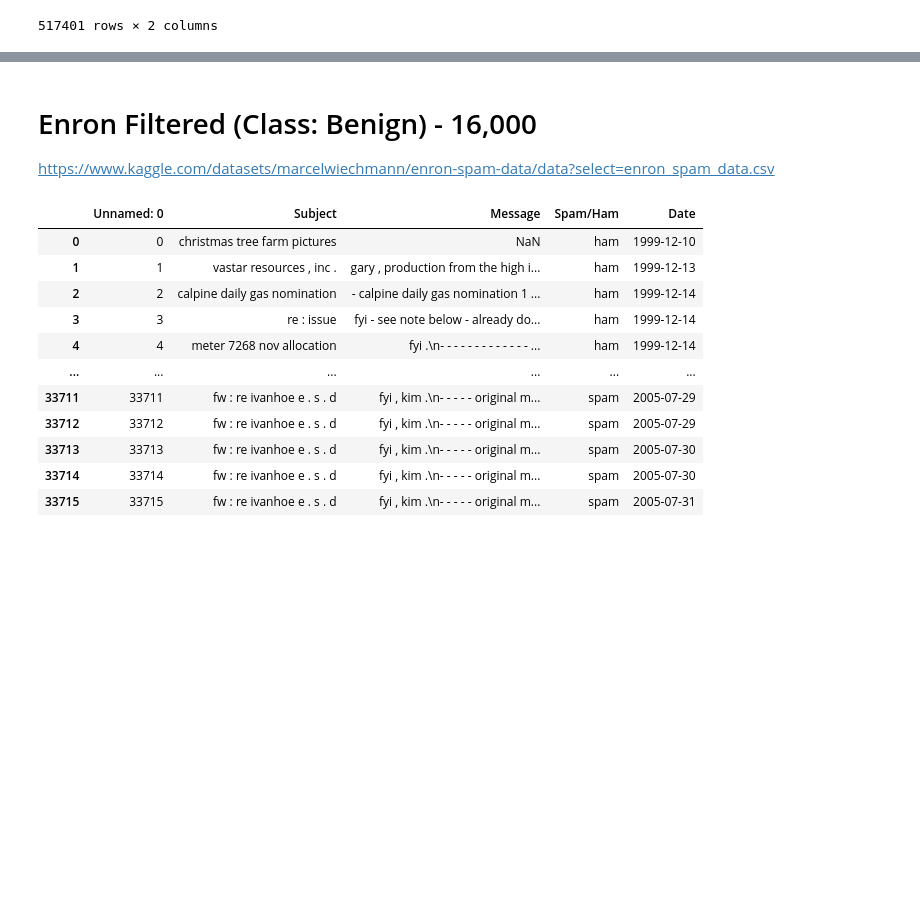
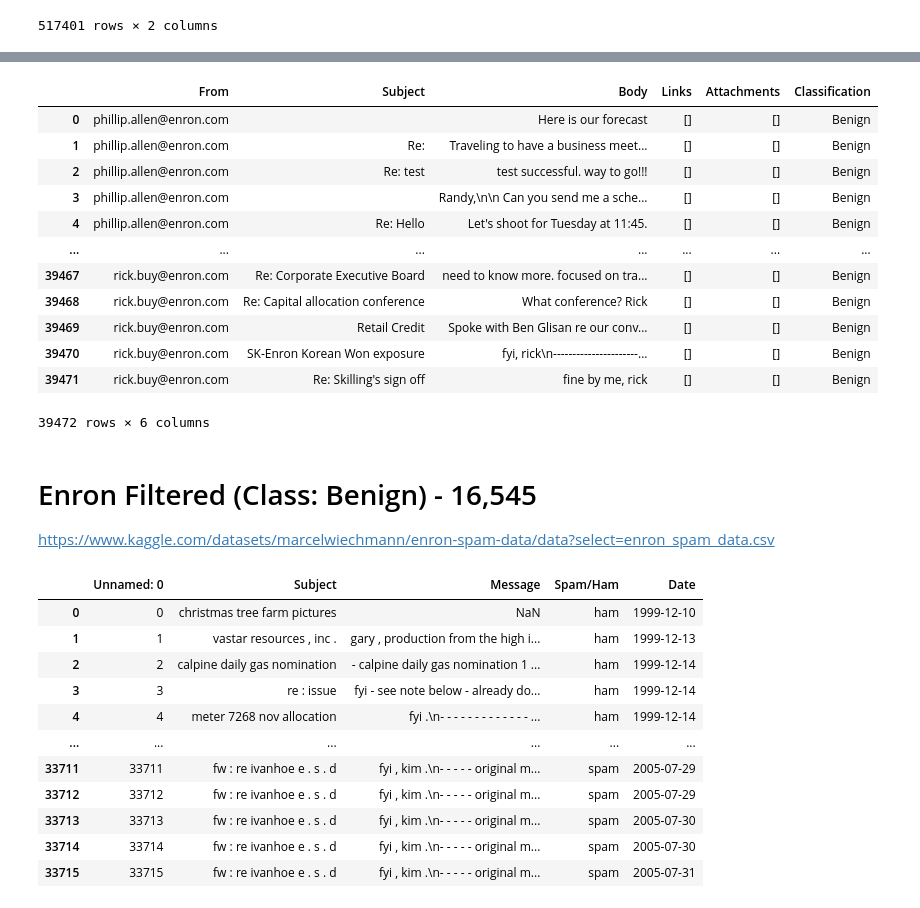
Before and after one commit to Reno0213/capstone, a Jupyter notebook: dataset.ipynb, the cells around one changed output, grey strips where cells are left out. Saved outputs shown, nothing was run; the diff lists cells and outputs as text; code cells hidden in the pictures; blank space fills up the shorter version.

```diff
--- a/dataset.ipynb
+++ b/dataset.ipynb
@@ -49,5 +52,56 @@ enronSliced
+# %%
+import re
+def parse_email(raw_email: str):
+    lines = raw_email.splitlines()
+
+    from_value = ""
+    subject_value = ""
+    body_lines = []
+    in_body = False
+
+    for line in lines:
+        # Detect start of body (blank line after headers)
+        if not in_body and line.strip() == "":
+            in_body = True
+            continue
+
+        if in_body:
+            body_lines.append(line)
+        else:
+            if line.lower().startswith("from:"):
+                from_value = line[len("From:"):].strip()
+            elif line.lower().startswith("subject:"):
+                subject_value = line[len("Subject:"):].strip()
+
+    body_value = "\n".join(body_lines).strip()
+
+    links = re.findall(r'(https?://\S+)', body_value)
+
+    # Enron dataset contains no attachment information so empty list
+    attachments = []
+
+    return pd.Series([from_value, subject_value, body_value, links, attachments])
+# %%
+formattedDF2 = enronSliced['message'].apply(parse_email)
+formattedDF2.columns = ['From', 'Subject', 'Body', 'Links', 'Attachments']
+formattedDF2["Classification"] = "Benign"
+formattedDF2
+# %% [output]
+|  | From | Subject | Body | Links | Attachments | Classification |
+| 0 | phillip.allen@enron.com |  | Here is our forecast | [] | [] | Benign |
+| 1 | phillip.allen@enron.com | Re: | Traveling to have a business meet... | [] | [] | Benign |
+| 2 | phillip.allen@enron.com | Re: test | test successful. way to go!!! | [] | [] | Benign |
+| 3 | phillip.allen@enron.com |  | Randy,\n\n Can you send me a sche... | [] | [] | Benign |
+| 4 | phillip.allen@enron.com | Re: Hello | Let's shoot for Tuesday at 11:45. | [] | [] | Benign |
+| ... | ... | ... | ... | ... | ... | ... |
+| 39467 | rick.buy@enron.com | Re: Corporate Executive Board | need to know more. focused on tra... | [] | [] | Benign |
+| 39468 | rick.buy@enron.com | Re: Capital allocation conference | What conference? Rick | [] | [] | Benign |
+| 39469 | rick.buy@enron.com | Retail Credit | Spoke with Ben Glisan re our conv... | [] | [] | Benign |
+| 39470 | rick.buy@enron.com | SK-Enron Korean Won exposure | fyi, rick\n----------------------... | [] | [] | Benign |
+| 39471 | rick.buy@enron.com | Re: Skilling's sign off | fine by me, rick | [] | [] | Benign |
+39472 rows × 6 columns
 # %% [markdown]
-# Enron Filtered (Class: Benign) - 16,000
+# Enron Filtered (Class: Benign) - 16,545
 https://www.kaggle.com/datasets/marcelwiechmann/enron-spam-data/data?select=enron_spam_data.csv
 # %%
 # Enron Filtered Dataset
```
Also changed, not shown: parts of 22 cells of this notebook, 2 other files.
